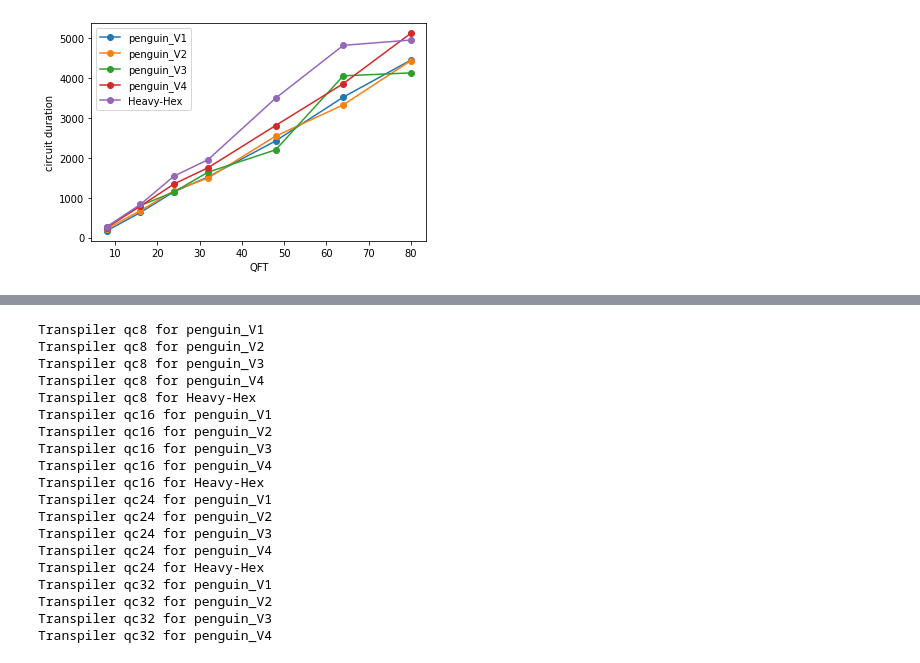
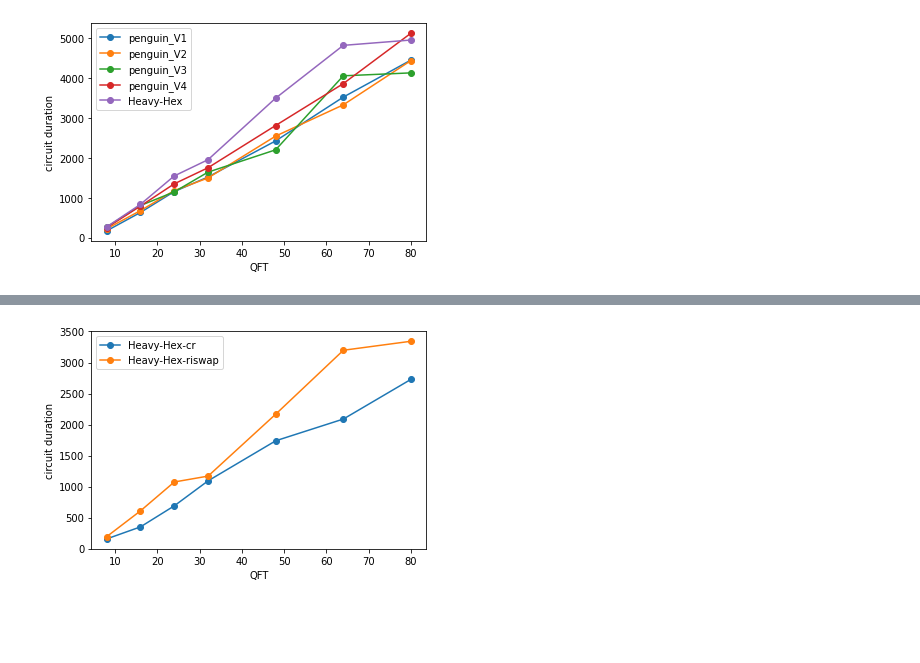
Before and after one commit to Pitt-JonesLab/clonk_transpilation, a Jupyter notebook: benchmark_suite/main.ipynb, the cells around one changed output, grey strips where cells are left out. Cells and saved outputs as stored; diff of their text form; code cells hidden in the pictures; blank space fills up the shorter version.

```diff
--- a/benchmark_suite/main.ipynb
+++ b/benchmark_suite/main.ipynb
@@ -179,30 +180,12 @@ Transpiler qc80 for penguin_V4
 # %%
-from backend_suite import ibm_backends
+from backend_suite import ibm_backends, ibm_gate_backends
 from circuit_suite import circuits
-circuit_gen = circuits["Quantum_Volume"]
-benchmark(backends=ibm_backends, circuit_generator=circuit_gen, continuously_save=True)
+circuit_gen = circuits["QFT"]
+benchmark(backends=ibm_gate_backends, circuit_generator=circuit_gen, continuously_save=True)
 #plot(placement_test, circuit_gen.label, parameter="duration")
-plot(ibm_backends, circuit_gen.label, parameter="duration")
+plot(ibm_gate_backends, circuit_gen.label, parameter="duration")
 # %% [output]
-Transpiler qc8 for penguin_V1
-Transpiler qc8 for penguin_V2
-Transpiler qc8 for penguin_V3
-Transpiler qc8 for penguin_V4
-Transpiler qc8 for Heavy-Hex
-Transpiler qc16 for penguin_V1
-Transpiler qc16 for penguin_V2
-Transpiler qc16 for penguin_V3
-Transpiler qc16 for penguin_V4
-Transpiler qc16 for Heavy-Hex
-Transpiler qc24 for penguin_V1
-Transpiler qc24 for penguin_V2
-Transpiler qc24 for penguin_V3
-Transpiler qc24 for penguin_V4
-Transpiler qc24 for Heavy-Hex
-Transpiler qc32 for penguin_V1
-Transpiler qc32 for penguin_V2
-Transpiler qc32 for penguin_V3
-Transpiler qc32 for penguin_V4
+[figure, added]
 # %%
 #with critical path turned on
 circuit_gen = circuits["TIM_Hamiltonian"]
```
Also changed, not shown: parts of 6 cells of this notebook, 29 other files.
